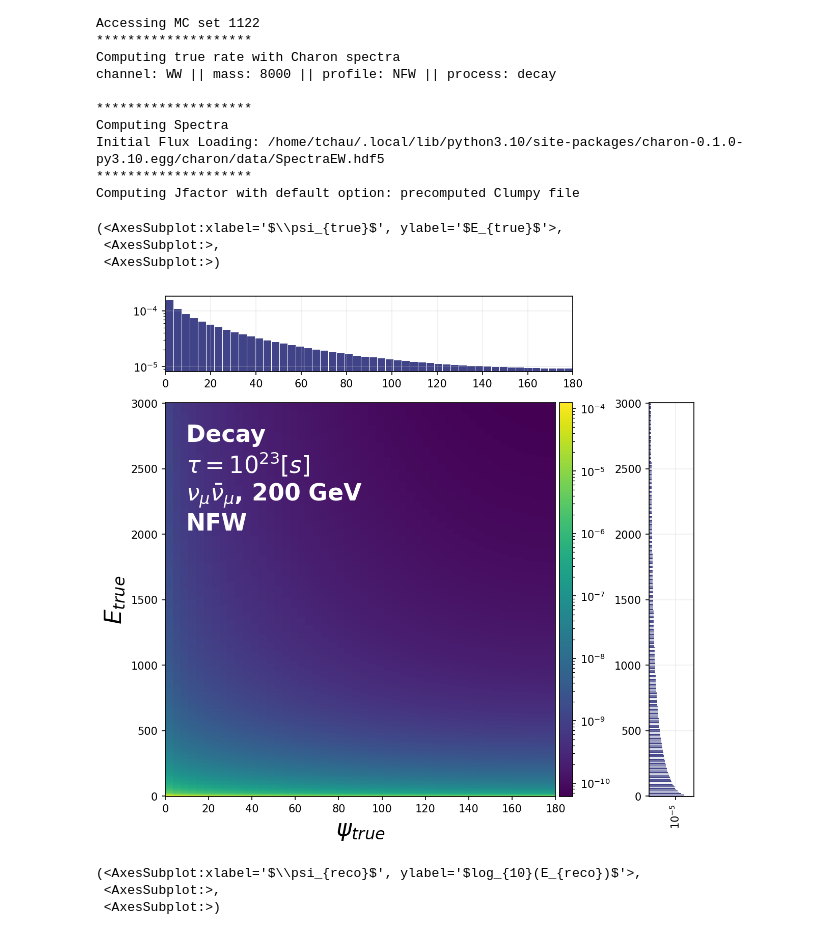
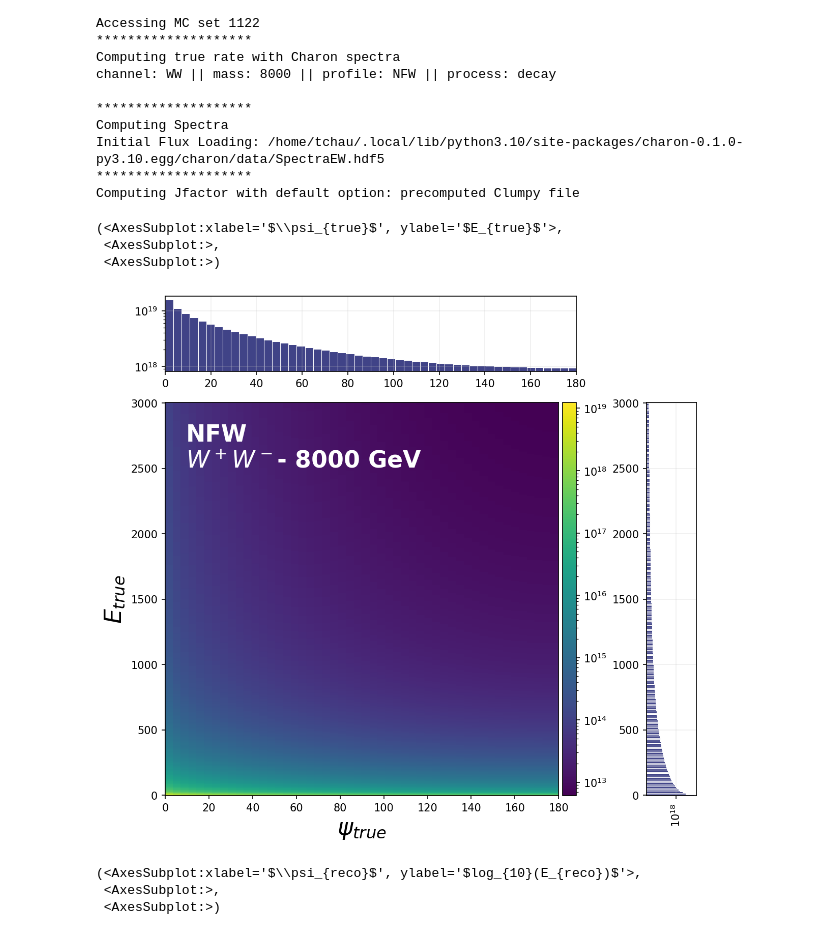
Before and after one commit to NhanChau94/GC_OscNext, a Jupyter notebook: PlotScripts/PDFs.ipynb, the cells around one changed output. Cells and saved outputs as stored; diff of their text form; code cells hidden in the pictures.

```diff
--- a/PlotScripts/PDFs.ipynb
+++ b/PlotScripts/PDFs.ipynb
@@ -67,14 +67,14 @@ Computing Jfactor with default option: precomputed Clumpy file
 # %%
 ch_title = {"WW":r"$W^+ W^-$","bb":r"$b\bar{b}$","tautau":r"$\tau \bar{\tau}$", "mumu":r"$\mu^+\mu^-$","nuenue":r"$\nu_e \bar{\nu}_e$","numunumu":r'$\nu_\mu \bar{\nu}_\mu$',"nutaunutau":r"$\nu_\tau \bar{\nu}_\tau$"}
 # %%
-# True flux
-plot_projections(Reco.hist['TrueRate']['nu_mu']* 1e-23, np.array([Reco.bin['true_psi_edges'], Reco.bin['true_energy_edges']]),
-                 r"$\psi_{true}$", r"$E_{true}$", "Decay \n"+r"$\tau = 10^{23} [s]$" "\n" r"$\nu_\mu \bar{\nu}_\mu$, 200 GeV" "\n" "NFW", zlabel='',zlogscale=True)
+# True flux (scaled as xsec, tdecay = 1)
+plot_projections(Reco.hist['TrueRate']['nu_mu'], np.array([Reco.bin['true_psi_edges'], Reco.bin['true_energy_edges']]),
+                 r"$\psi_{true}$", r"$E_{true}$", f"{profile}\n"+ ch_title[channel] +"- {} GeV".format(mass), zlabel='',zlogscale=True)
 # %% [output]
 (<AxesSubplot:xlabel='$\\psi_{true}$', ylabel='$E_{true}$'>,
  <AxesSubplot:>,
  <AxesSubplot:>)
-[figure, old version]
+[figure, new version]
 # %%
 # Reconstruction PDF
 plot_projections(RecoHist/np.sum(RecoHist), np.array([Bin['reco_psi_edges'], np.log10(Bin['reco_energy_edges'])]), r"$\psi_{reco}$", r"$log_{10}(E_{reco})$", f"{profile}\n"+ ch_title[channel] +"- {} GeV".format(mass))
```
